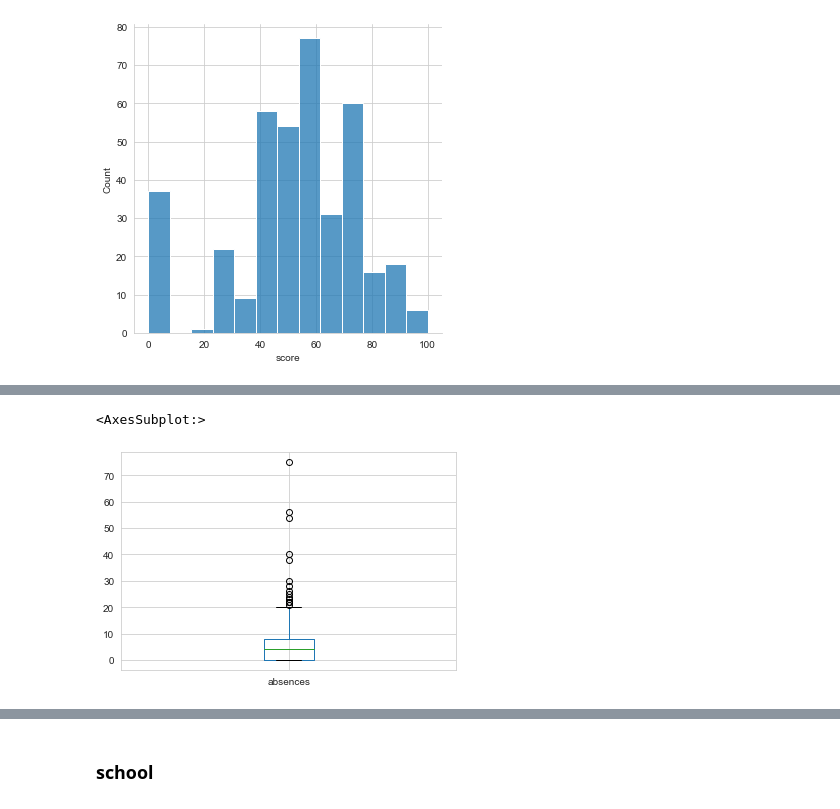
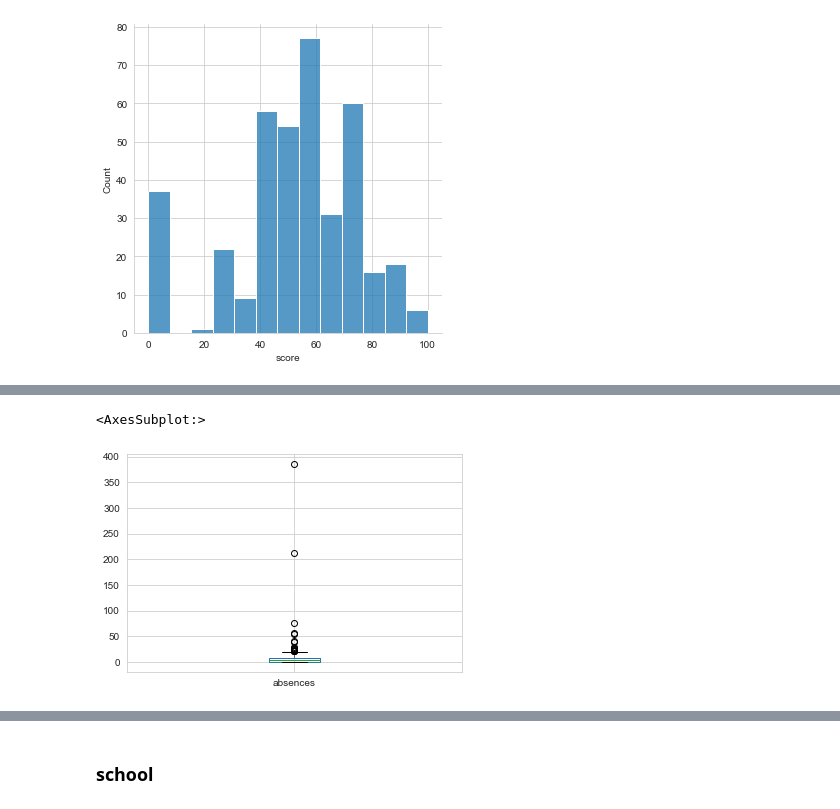
Before and after one commit to artkel/module_2, a Jupyter notebook: EDA_UNICEF.ipynb, the cells around one changed output, grey strips where cells are left out. Drawn from its saved outputs; the diff is of its cells as text; code cells hidden in the pictures.

```diff
--- a/EDA_UNICEF.ipynb
+++ b/EDA_UNICEF.ipynb
@@ -591,0 +740,17 @@ graph for famrel
+# %%
+df["traveltime"] = df.apply(address_traveltime, axis=1)
+# %%
+# higher -- failures
+# Желание получить высшее образование негативно влияет на количество внеучебных неудач
+
+def higher_failures(row):
+    elements = [0.0, 1.0, 2.0, 3.0]
+    weights_yes = [0.8, 0.12, 0.04, 0.04]
+    weights_no = [0.5, 0.3, 0.15, 0.05]
+    if pd.isnull(row.failures):
+        if row.higher == "yes":
+            return choice(elements, p=weights_yes)
+        return choice(elements, p=weights_no)
+    return row.failures
+# %%
+df["failures"] = df.apply(higher_failures, axis=1)
@@ -592,3 +765,6 @@ graph for famrel
+# %%
+# freetime -- famrel
+df["famrel"].fillna(df.famrel.median(), inplace=True)
 # %% [markdown]
 ### Ratio Data
 # %%
@@ -643,5 +798,5 @@ zzz
 # %%
-zzz.absences.plot(kind="box")
+df.absences.plot(kind="box")
 # %% [output]
 <AxesSubplot:>
-[figure, old version]
+[figure, new version]
```
Also changed, not shown: parts of 60 cells of this notebook.
